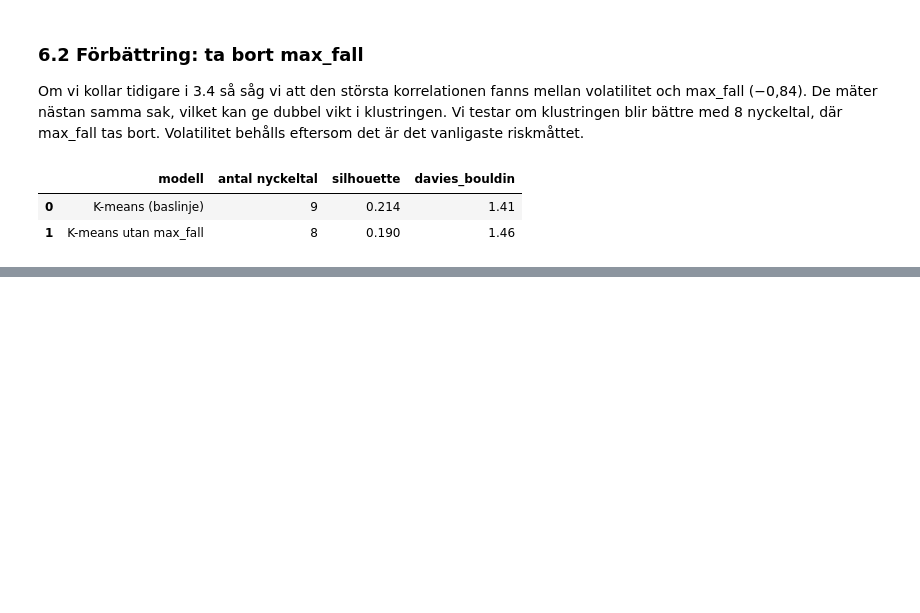
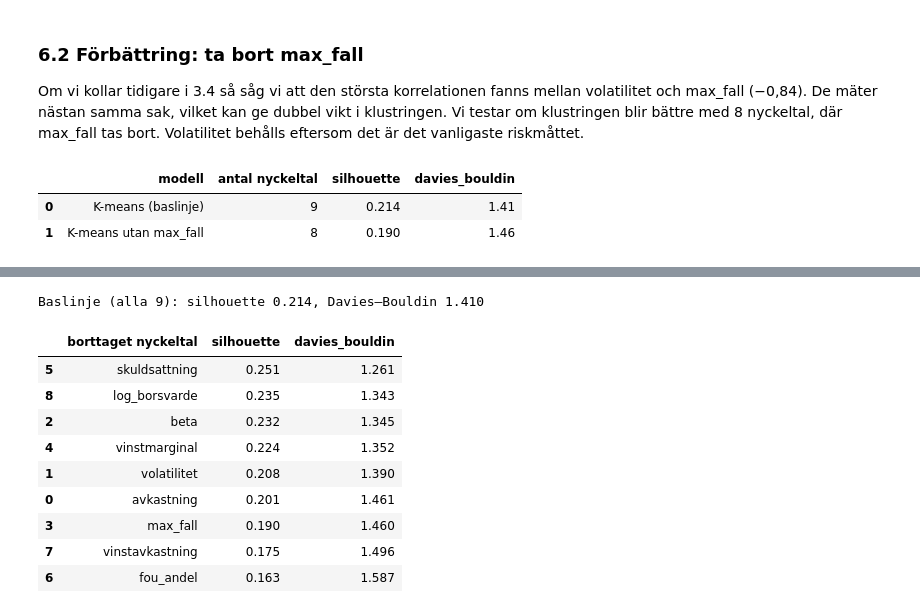
Before and after one commit to peter868686/Aktieklustring, a Jupyter notebook: notebooks/analys.ipynb, the cells around one changed output, grey strips where cells are left out. Saved outputs shown, nothing was run; the diff lists cells and outputs as text; code cells hidden in the pictures; blank space fills up the shorter version.

```diff
--- a/notebooks/analys.ipynb
+++ b/notebooks/analys.ipynb
@@ -708,0 +766,25 @@ Därför beslutar vi att behålla alla 9 nyckeltal.
+# %%
+rows = []
+for removed in features:
+    cols = [f for f in features if f != removed]
+    lab = KMeans(n_clusters=5, n_init=10, random_state=42).fit_predict(X_scaled[cols])
+    rows.append({"borttaget nyckeltal": removed,
+                 "silhouette": silhouette_score(X_scaled[cols], lab),
+                 "davies_bouldin": davies_bouldin_score(X_scaled[cols], lab)})
+
+results = pd.DataFrame(rows).sort_values("silhouette", ascending=False)
+print(f"Baslinje (alla 9): silhouette {baseline['silhouette']:.3f}, "
+      f"Davies–Bouldin {baseline['davies_bouldin']:.3f}")
+results.round(3)
+# %% [output]
+Baslinje (alla 9): silhouette 0.214, Davies–Bouldin 1.410
+|  | borttaget nyckeltal | silhouette | davies_bouldin |
+| 5 | skuldsattning | 0.251 | 1.261 |
+| 8 | log_borsvarde | 0.235 | 1.343 |
+| 2 | beta | 0.232 | 1.345 |
+| 4 | vinstmarginal | 0.224 | 1.352 |
+| 1 | volatilitet | 0.208 | 1.390 |
+| 0 | avkastning | 0.201 | 1.461 |
+| 3 | max_fall | 0.190 | 1.460 |
+| 7 | vinstavkastning | 0.175 | 1.496 |
+| 6 | fou_andel | 0.163 | 1.587 |
```
Also changed, not shown: parts of 16 cells of this notebook.
